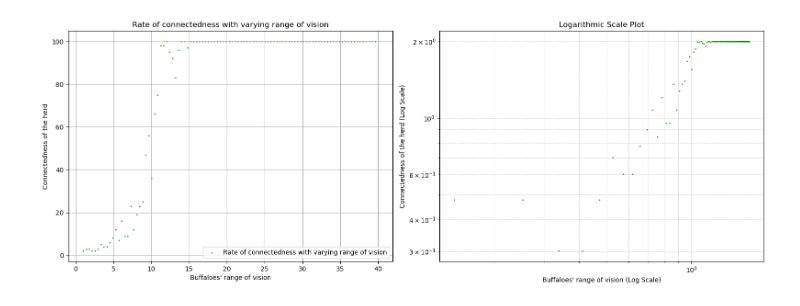
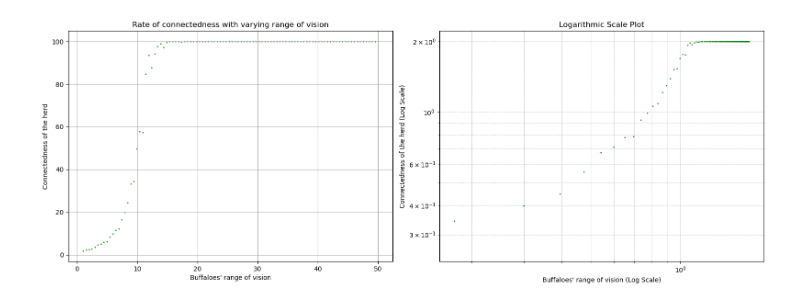
Before and after one commit to MeneerTS/css_2025, a Jupyter notebook: CSS_project.ipynb, the cells around one changed output. Saved outputs shown, nothing was run; the diff lists cells and outputs as text; code cells hidden in the pictures.

```diff
--- a/CSS_project.ipynb
+++ b/CSS_project.ipynb
@@ -4,6 +4,7 @@ import matplotlib.pyplot as plt
 from scipy.spatial import cKDTree
 import networkx as nx
 from collections import Counter
+import math
 
 class Buffalo:
     def __init__(self, name, x_position, y_position, abstention_rate, voting_bias):
@@ -13,7 +14,7 @@ class Buffalo:
         self.position = [x_position, y_position]
 
         a = np.random.uniform(0, 1)
-        if a > abstention_rate:
+        if a < abstention_rate:
             self.vote = 0  # not an active voter
         else:
             b = np.random.uniform(0, 1)
@@ -99,16 +100,13 @@ def simulate_herd(vision_range, herd_size, abstention_rate, voting_bias, plane_l
     decisions = [buff.decision for buff in herd]
     majority_decision = np.sum(decisions)
     vote_counts = Counter(buff.decision for buff in herd)
-    print(f"The success rate is: {success_rate}")
 
-    if np.sign(majority_initial_vote) != np.sign(majority_decision):
+    if np.sign(majority_initial_vote) != np.sign(majority_decision) or np.sign(majority_initial_vote) == 0 or np.sign(majority_decision) == 0:
         success_rate = 0
     else:
-        success_rate = max(vote_counts, key = vote_counts.get) / herd_size * 100
+        success_rate = (max(vote_counts.values()) / herd_size) * 100
 
-    print(f"The success rate is {success_rate}%")
-
-    return herd, paired_buffaloes, no_vote, vote_a, vote_b, cc_ratio, largest_cc_size
+    return herd, paired_buffaloes, no_vote, vote_a, vote_b, cc_ratio, largest_cc_size, success_rate
 
 
 def results(herd, no_vote, vote_a, vote_b, paired_buffaloes, cc_ratio, largest_cc_size, plane_length=100):
@@ -196,45 +194,44 @@ def results(herd, no_vote, vote_a, vote_b, paired_buffaloes, cc_ratio, largest_c
         f'Direction B : {len(going_b)}'
     )
 # %%
-%%time
 import math
 
-vision_range_r = np.linspace(1, 40, 100)
+vision_range_r = np.linspace(1, 50, 100)
 connectivity = []
-abstention_rate = .45
+abstention_rate = 0.0
 voting_bias = .5
 
 for i in vision_range_r:
     con = []
-    for _ in range(1):
-        herd, paired_buffaloes, no_vote, vote_a, vote_b, cc_ratio, largest_cc_size = simulate_herd(vision_range = i, herd_size=100, abstention_rate = abstention_rate, voting_bias = voting_bias)
+    for _ in range(10):
+        herd, paired_buffaloes, no_vote, vote_a, vote_b, cc_ratio, largest_cc_size, success_rate = simulate_herd(vision_range = i,
+        herd_size=100, abstention_rate = abstention_rate, voting_bias = voting_bias)
         con.append(cc_ratio)
     j = np.mean(con)
     connectivity.append(j)
 
 # Create a figure with two subplots (1 row, 2 columns)
 fig, axes = plt.subplots(1, 2, figsize=(16, 6))
 
 # First subplot (scatter plot)
-axes[0].scatter(vision_range_r, connectivity, s=1, color='green', label='Rate of connectedness with varying range of vision')
+axes[0].scatter(vision_range_r, connectivity, s=1, color='green')
 axes[0].set_xlabel("Buffaloes' range of vision")
 axes[0].set_ylabel('Connectedness of the herd')
 axes[0].set_title('Rate of connectedness with varying range of vision')
-axes[0].legend()
 axes[0].grid(True)
 
 # Second subplot (log-log plot)
 connectivity_log = [math.log10(x) for x in connectivity]
 vision_range_r_log = [math.log10(x) for x in vision_range_r]
 
-axes[1].loglog(vision_range_r_log, connectivity_log, marker='o', linestyle='', color='green', markersize=1, label="Log-Log Plot")
+axes[1].loglog(vision_range_r_log, connectivity_log, marker='o', linestyle='', color='green', markersize=1)
 axes[1].set_xlabel("Buffaloes' range of vision (Log Scale)")
 axes[1].set_ylabel("Connectedness of the herd (Log Scale)")
 axes[1].set_title("Logarithmic Scale Plot")
 axes[1].grid(True, which="both", linestyle="--", linewidth=0.5)
 
 plt.tight_layout()
-#plt.savefig('Connect_range_vision_merged.png', dpi=300)
+plt.savefig('Connect_range_vision.png', dpi=300)
 plt.show()
 # %% [output]
-[figure, old version]
+[figure, new version]
```
Also changed, not shown: parts of 7 cells of this notebook.
